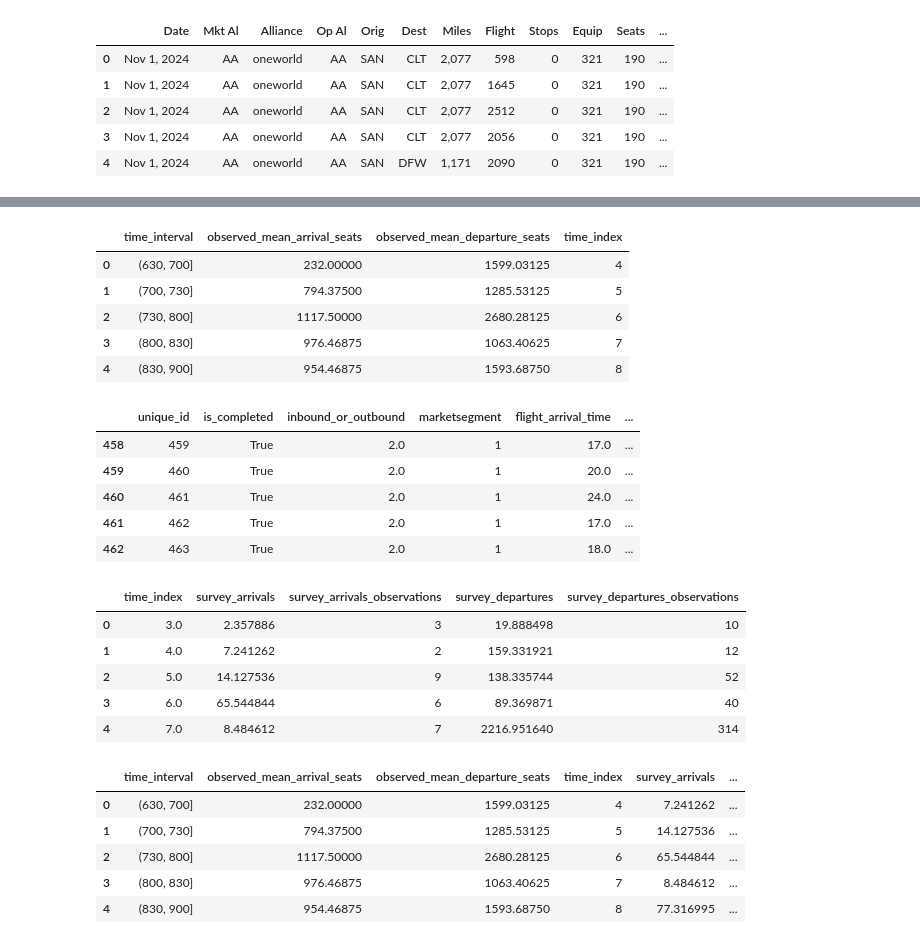
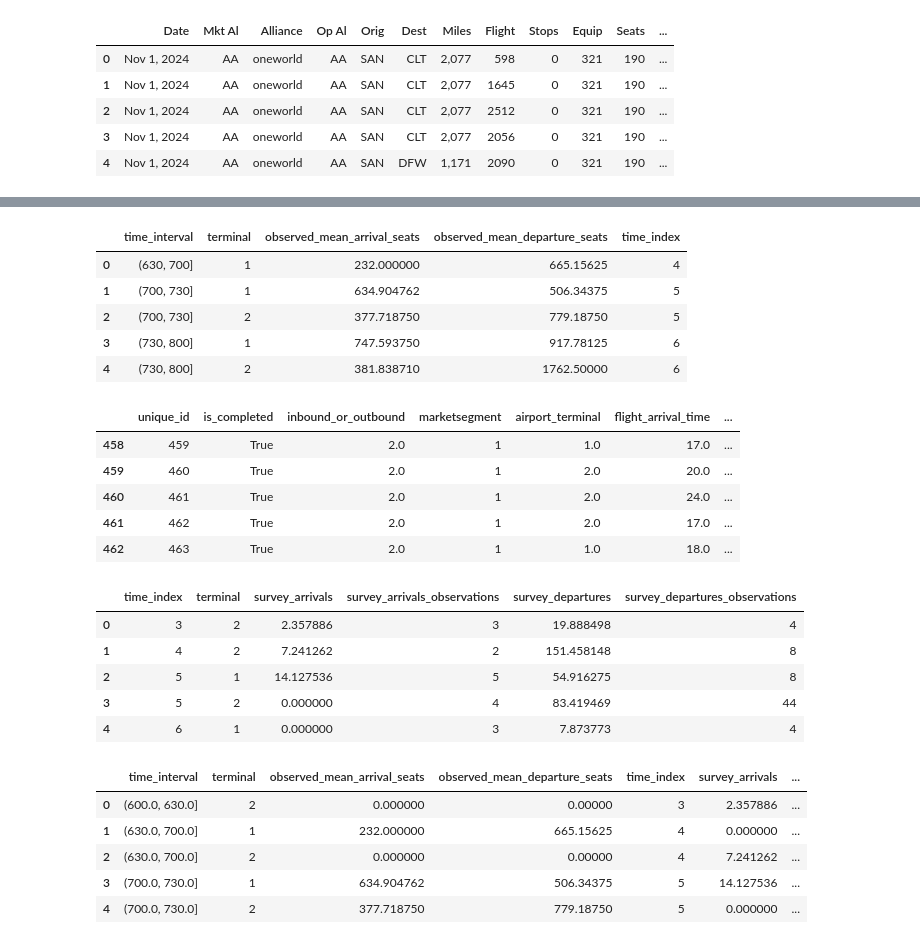
Before and after one commit to wsp-sag/Survey_Airport, a Jupyter notebook: notebooks/09-flight-time-of-day-comparisons.ipynb, the cells around one changed output, grey strips where cells are left out. Cells and saved outputs as stored; diff of their text form; code cells hidden in the pictures.

Commit message:
add time of day flight data; fix bug in time of day analysis

```diff
--- a/notebooks/09-flight-time-of-day-comparisons.ipynb
+++ b/notebooks/09-flight-time-of-day-comparisons.ipynb
@@ -68,54 +146,58 @@ sum(departures_mean_df["observed_mean_departure_seats"])
 # %%
-observed_df = pd.merge(arrivals_mean_df, departures_mean_df, on="time_interval")
-observed_df["time_index"] = observed_df.index + 4
+observed_df = pd.merge(arrivals_mean_df, departures_mean_df, on=["time_interval", "terminal"])
+observed_df = pd.merge(observed_df, index_map_df, on=["time_interval"], how="left")
 observed_df.head()
 # %% [output]
-|  | time_interval | observed_mean_arrival_seats | observed_mean_departure_seats | time_index |
-| 0 | (630, 700] | 232.00000 | 1599.03125 | 4 |
-| 1 | (700, 730] | 794.37500 | 1285.53125 | 5 |
-| 2 | (730, 800] | 1117.50000 | 2680.28125 | 6 |
-| 3 | (800, 830] | 976.46875 | 1063.40625 | 7 |
-| 4 | (830, 900] | 954.46875 | 1593.68750 | 8 |
+|  | time_interval | terminal | observed_mean_arrival_seats | observed_mean_departure_seats | time_index |
+| 0 | (630, 700] | 1 | 232.000000 | 665.15625 | 4 |
+| 1 | (700, 730] | 1 | 634.904762 | 506.34375 | 5 |
+| 2 | (700, 730] | 2 | 377.718750 | 779.18750 | 5 |
+| 3 | (730, 800] | 1 | 747.593750 | 917.78125 | 6 |
+| 4 | (730, 800] | 2 | 381.838710 | 1762.50000 | 6 |
 # %%
 working_df = survey_df[[
-    "unique_id", "is_completed", "inbound_or_outbound", "marketsegment", "flight_arrival_time", "flight_departure_time", "party_size_flight",  "weight"
+    "unique_id", "is_completed", "inbound_or_outbound", "marketsegment", "airport_terminal", "flight_arrival_time", "flight_departure_time", "party_size_flight",  "weight"
     ]].copy()
 working_df = working_df.loc[working_df["marketsegment"] == e.Type.PASSENGER].copy()
 working_df["travelers"] = working_df["weight"] * working_df["party_size_flight"]
 working_df.head()
 # %% [output]
-|  | unique_id | is_completed | inbound_or_outbound | marketsegment | flight_arrival_time | ... |
-| 458 | 459 | True | 2.0 | 1 | 17.0 | ... |
-| 459 | 460 | True | 2.0 | 1 | 20.0 | ... |
-| 460 | 461 | True | 2.0 | 1 | 24.0 | ... |
-| 461 | 462 | True | 2.0 | 1 | 17.0 | ... |
-| 462 | 463 | True | 2.0 | 1 | 18.0 | ... |
+|  | unique_id | is_completed | inbound_or_outbound | marketsegment | airport_terminal | flight_arrival_time | ... |
+| 458 | 459 | True | 2.0 | 1 | 1.0 | 17.0 | ... |
+| 459 | 460 | True | 2.0 | 1 | 2.0 | 20.0 | ... |
+| 460 | 461 | True | 2.0 | 1 | 2.0 | 24.0 | ... |
+| 461 | 462 | True | 2.0 | 1 | 2.0 | 17.0 | ... |
+| 462 | 463 | True | 2.0 | 1 | 1.0 | 18.0 | ... |
 # %%
-survey_arrivals_df = working_df.groupby(["flight_arrival_time"], observed=True)["travelers"].agg(["sum", "count"]).reset_index()
-survey_arrivals_df.columns = ["time_index", "survey_arrivals", "survey_arrivals_observations"]
-survey_departures_df = working_df.groupby(["flight_departure_time"], observed=True)["travelers"].agg(["sum", "count"]).reset_index()
-survey_departures_df.columns = ["time_index", "survey_departures", "survey_departures_observations"]
+survey_arrivals_df = working_df.groupby(["flight_arrival_time", "airport_terminal"], observed=True)["travelers"].agg(["sum", "count"]).reset_index()
+survey_arrivals_df.columns = ["time_index", "terminal", "survey_arrivals", "survey_arrivals_observations"]
 
-join_df = pd.merge(survey_arrivals_df, survey_departures_df, on="time_index")
+survey_departures_df = working_df.groupby(["flight_departure_time", "airport_terminal"], observed=True)["travelers"].agg(["sum", "count"]).reset_index()
+survey_departures_df.columns = ["time_index", "terminal", "survey_departures", "survey_departures_observations"]
+
+join_df = pd.merge(survey_arrivals_df, survey_departures_df, on=["time_index", "terminal"])
+join_df["terminal"] = join_df["terminal"].astype("int")
+join_df["time_index"] = join_df["time_index"].astype("int")
 join_df.head()
 # %% [output]
-|  | time_index | survey_arrivals | survey_arrivals_observations | survey_departures | survey_departures_observations |
-| 0 | 3.0 | 2.357886 | 3 | 19.888498 | 10 |
-| 1 | 4.0 | 7.241262 | 2 | 159.331921 | 12 |
-| 2 | 5.0 | 14.127536 | 9 | 138.335744 | 52 |
-| 3 | 6.0 | 65.544844 | 6 | 89.369871 | 40 |
-| 4 | 7.0 | 8.484612 | 7 | 2216.951640 | 314 |
+|  | time_index | terminal | survey_arrivals | survey_arrivals_observations | survey_departures | survey_departures_observations |
+| 0 | 3 | 2 | 2.357886 | 3 | 19.888498 | 4 |
+| 1 | 4 | 2 | 7.241262 | 2 | 151.458148 | 8 |
+| 2 | 5 | 1 | 14.127536 | 5 | 54.916275 | 8 |
+| 3 | 5 | 2 | 0.000000 | 4 | 83.419469 | 44 |
+| 4 | 6 | 1 | 0.000000 | 3 | 7.873773 | 4 |
 # %%
-output_df = pd.merge(observed_df, join_df, on="time_index")
-output_df["time_index"] = output_df["time_index"].astype("int")
+output_df = pd.merge(observed_df, join_df, on=["time_index", "terminal"], how = "outer")
 output_df["time_label"] = output_df["time_index"].apply(lambda x: e.DepartTime(x).name)
+output_df["time_interval"] = output_df["time_interval"].fillna(output_df["time_index"].map(index_map_df.set_index("time_index")["time_interval"].to_dict()))
+output_df = output_df.fillna(0.0)
 output_df.head()
 # %% [output]
-|  | time_interval | observed_mean_arrival_seats | observed_mean_departure_seats | time_index | survey_arrivals | ... |
-| 0 | (630, 700] | 232.00000 | 1599.03125 | 4 | 7.241262 | ... |
-| 1 | (700, 730] | 794.37500 | 1285.53125 | 5 | 14.127536 | ... |
-| 2 | (730, 800] | 1117.50000 | 2680.28125 | 6 | 65.544844 | ... |
-| 3 | (800, 830] | 976.46875 | 1063.40625 | 7 | 8.484612 | ... |
-| 4 | (830, 900] | 954.46875 | 1593.68750 | 8 | 77.316995 | ... |
+|  | time_interval | terminal | observed_mean_arrival_seats | observed_mean_departure_seats | time_index | survey_arrivals | ... |
+| 0 | (600.0, 630.0] | 2 | 0.000000 | 0.00000 | 3 | 2.357886 | ... |
+| 1 | (630.0, 700.0] | 1 | 232.000000 | 665.15625 | 4 | 0.000000 | ... |
+| 2 | (630.0, 700.0] | 2 | 0.000000 | 0.00000 | 4 | 7.241262 | ... |
+| 3 | (700.0, 730.0] | 1 | 634.904762 | 506.34375 | 5 | 14.127536 | ... |
+| 4 | (700.0, 730.0] | 2 | 377.718750 | 779.18750 | 5 | 0.000000 | ... |
 # %%
 output_df.to_csv(output_file, index=False)
```
Also changed, not shown: parts of 4 cells of this notebook, 6 other files.
